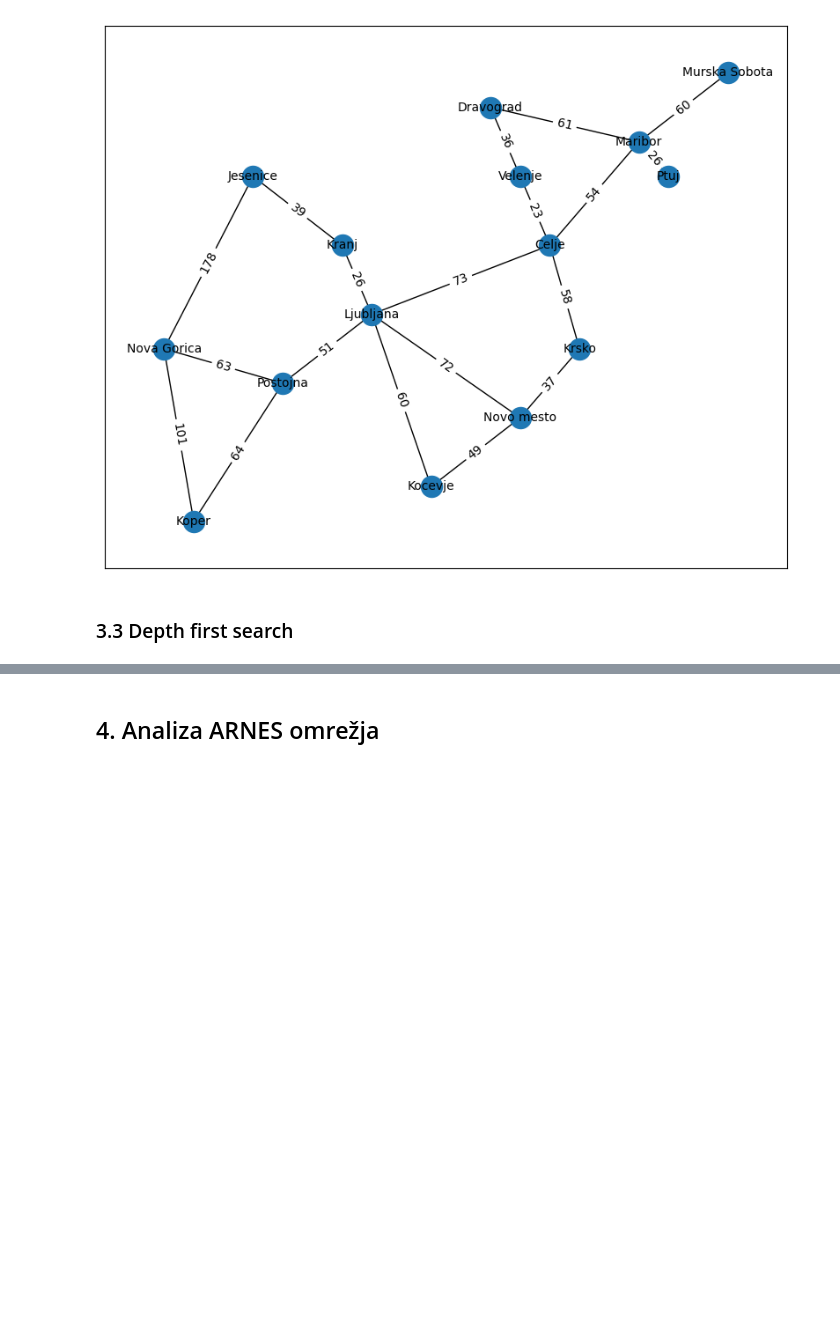
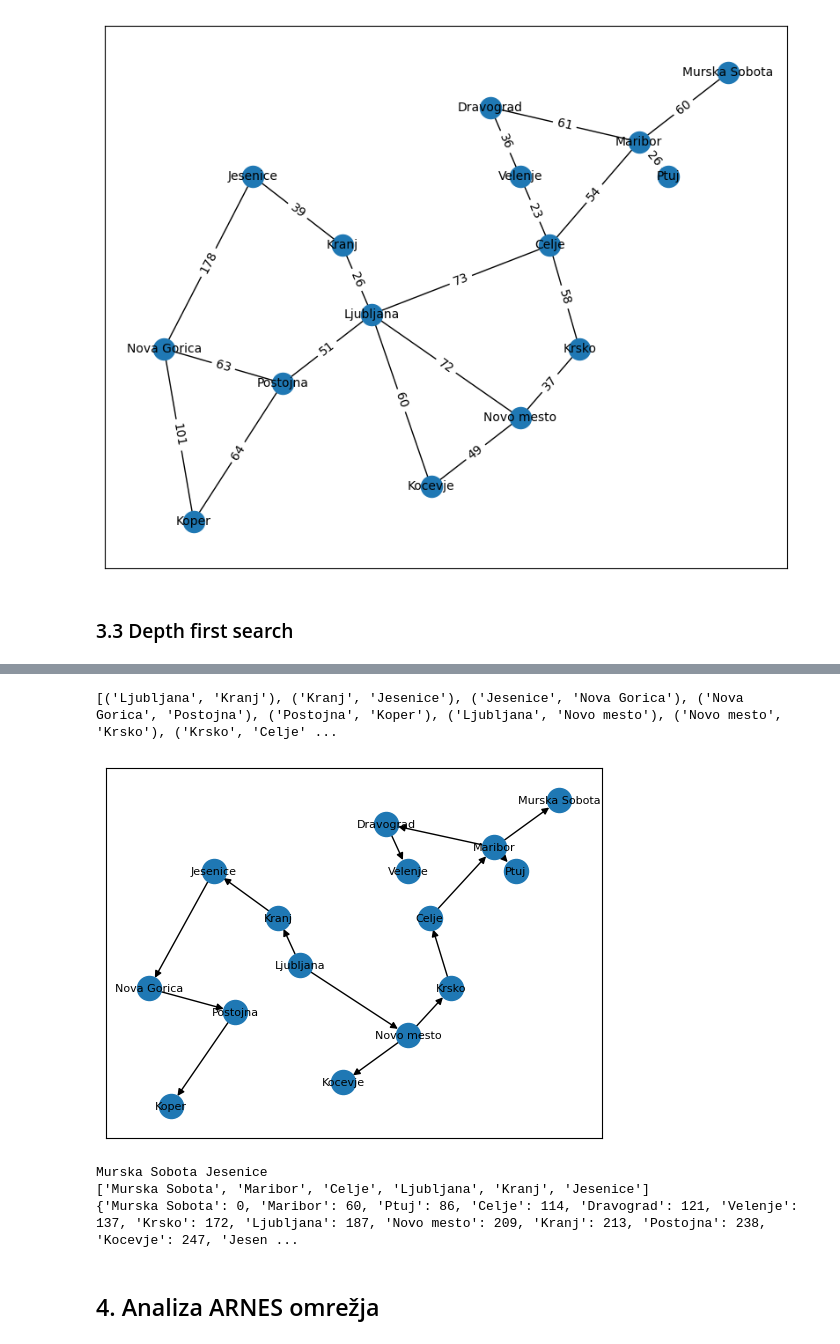
Before and after one commit to jzaletelj/OTK25, a Jupyter notebook: Lab_02/solutions/26-03_GraphNetwork_02c_S.ipynb, the cells around one changed output, grey strips where cells are left out. Saved outputs shown, nothing was run; the diff lists cells and outputs as text; code cells hidden in the pictures; blank space fills up the shorter version.

```diff
--- a/Lab_02/solutions/26-03_GraphNetwork_02c_S.ipynb
+++ b/Lab_02/solutions/26-03_GraphNetwork_02c_S.ipynb
@@ -276,7 +320,28 @@ startNode = ''
+# %%
+# 3.7 : DFS tree
+startNode = 'Ljubljana'
+
+print (list(nx.dfs_edges(G2,startNode)))
+# dfs tree
+K = nx.dfs_tree(G2, startNode)
+plt.figure()
+nx.draw_networkx(K, position, with_labels=True, font_size = 8)
+# %% [output]
+[('Ljubljana', 'Kranj'), ('Kranj', 'Jesenice'), ('Jesenice', 'Nova Gorica'), ('Nova Gorica', 'Postojna'), ('Postojna', 'Koper'), ('Ljubljana', 'Novo mesto'), ('Novo mesto', 'Krsko'), ('Krsko', 'Celje' ...
+[figure, added]
 # %%
 # 3.8 : Shortest path between two vertices of a graph
-start_node = ''
-end_node = ''
+start_node = 'Murska Sobota'
+end_node = 'Jesenice'
+print(start_node, end_node)
+print(nx.shortest_path(G2, start_node, end_node, weight='km'))
+
+lengths = nx.shortest_path_length(G2, start_node, weight='km')
+print(lengths)
+# %% [output]
+Murska Sobota Jesenice
+['Murska Sobota', 'Maribor', 'Celje', 'Ljubljana', 'Kranj', 'Jesenice']
+{'Murska Sobota': 0, 'Maribor': 60, 'Ptuj': 86, 'Celje': 114, 'Dravograd': 121, 'Velenje': 137, 'Krsko': 172, 'Ljubljana': 187, 'Novo mesto': 209, 'Kranj': 213, 'Postojna': 238, 'Kocevje': 247, 'Jesen ...
 # %% [markdown]
 ## 4. Analiza ARNES omrežja
 # %%
```
Also changed, not shown: parts of 15 cells of this notebook, 8 other files.
